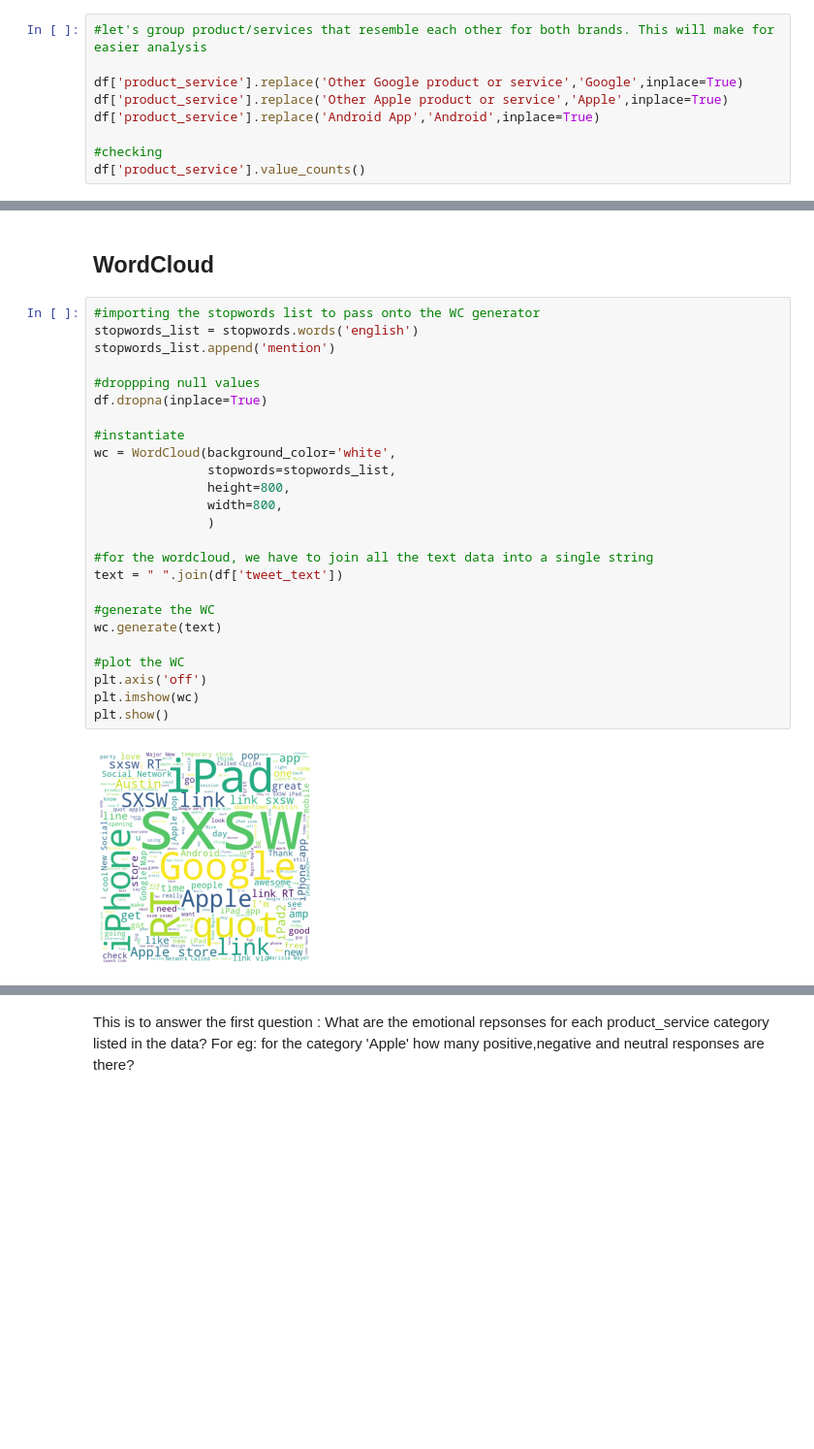
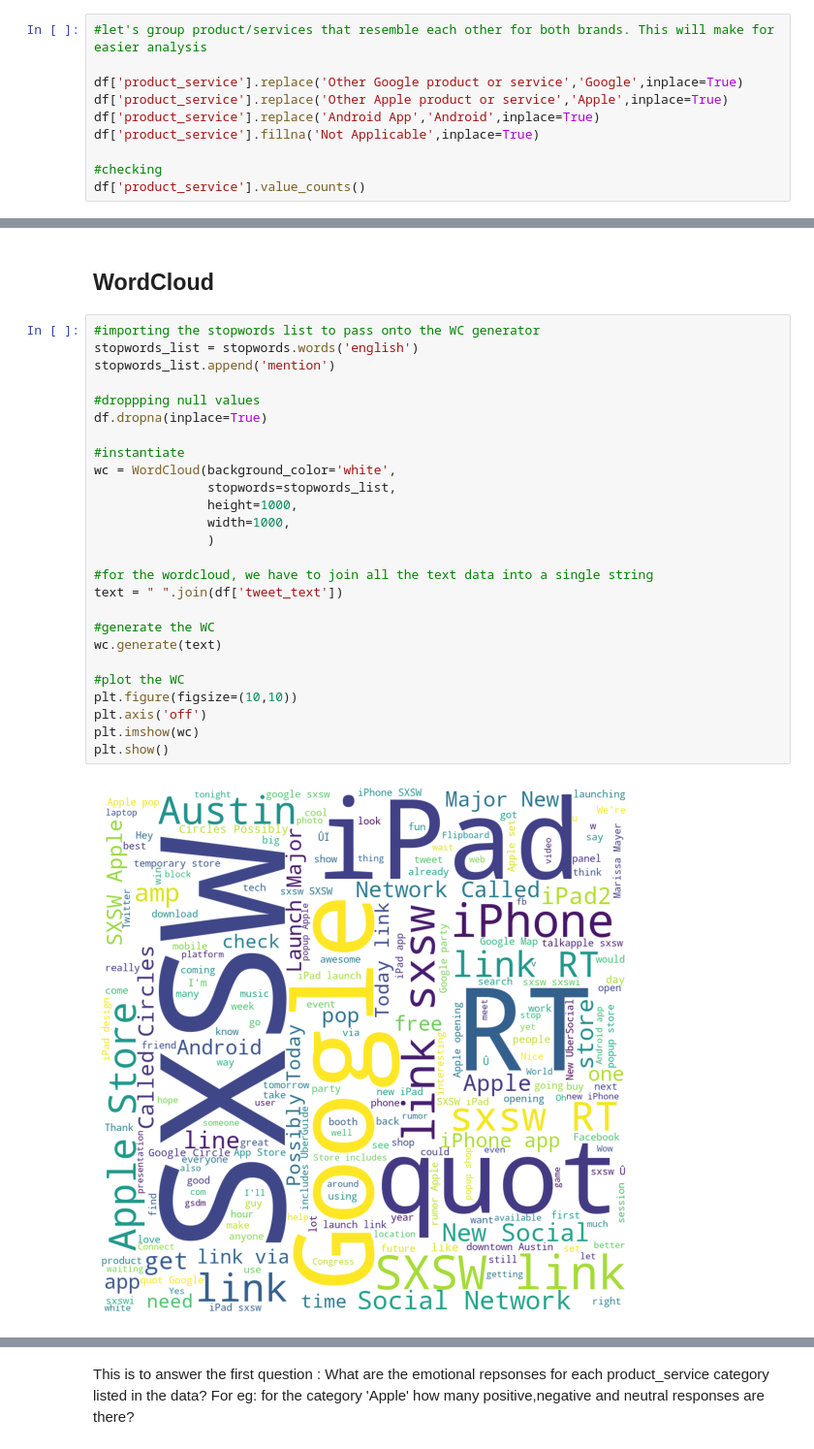
Before and after one commit to rahulakrish/customer_sentiment_analysis, a Jupyter notebook: project.ipynb, the cells around one changed output, grey strips where cells are left out. Shown at 97% size. Cells and saved outputs as stored; diff of their text form; blank space fills up the shorter version.

```diff
--- a/project.ipynb
+++ b/project.ipynb
@@ -90,6 +101,7 @@ Name: product_service, dtype: int64
 df['product_service'].replace('Other Google product or service','Google',inplace=True)
 df['product_service'].replace('Other Apple product or service','Apple',inplace=True)
 df['product_service'].replace('Android App','Android',inplace=True)
+df['product_service'].fillna('Not Applicable',inplace=True)
 
 #checking
 df['product_service'].value_counts()
@@ -110,28 +123,29 @@ By answering this question, we can understand what customers are tweeting about.
 # %%
 #importing the stopwords list to pass onto the WC generator
 stopwords_list = stopwords.words('english')
 stopwords_list.append('mention')
 
 #droppping null values
 df.dropna(inplace=True)
 
 #instantiate
 wc = WordCloud(background_color='white',
                stopwords=stopwords_list,
-               height=800,
-               width=800,
+               height=1000,
+               width=1000,
                )
 
 #for the wordcloud, we have to join all the text data into a single string
 text = " ".join(df['tweet_text'])
 
 #generate the WC
 wc.generate(text)
 
 #plot the WC
+plt.figure(figsize=(10,10))
 plt.axis('off')
 plt.imshow(wc)
 plt.show()
 # %% [output]
-[figure, old version]
+[figure, new version]
 # %% [markdown]
```
Also changed, not shown: parts of 22 cells of this notebook.
